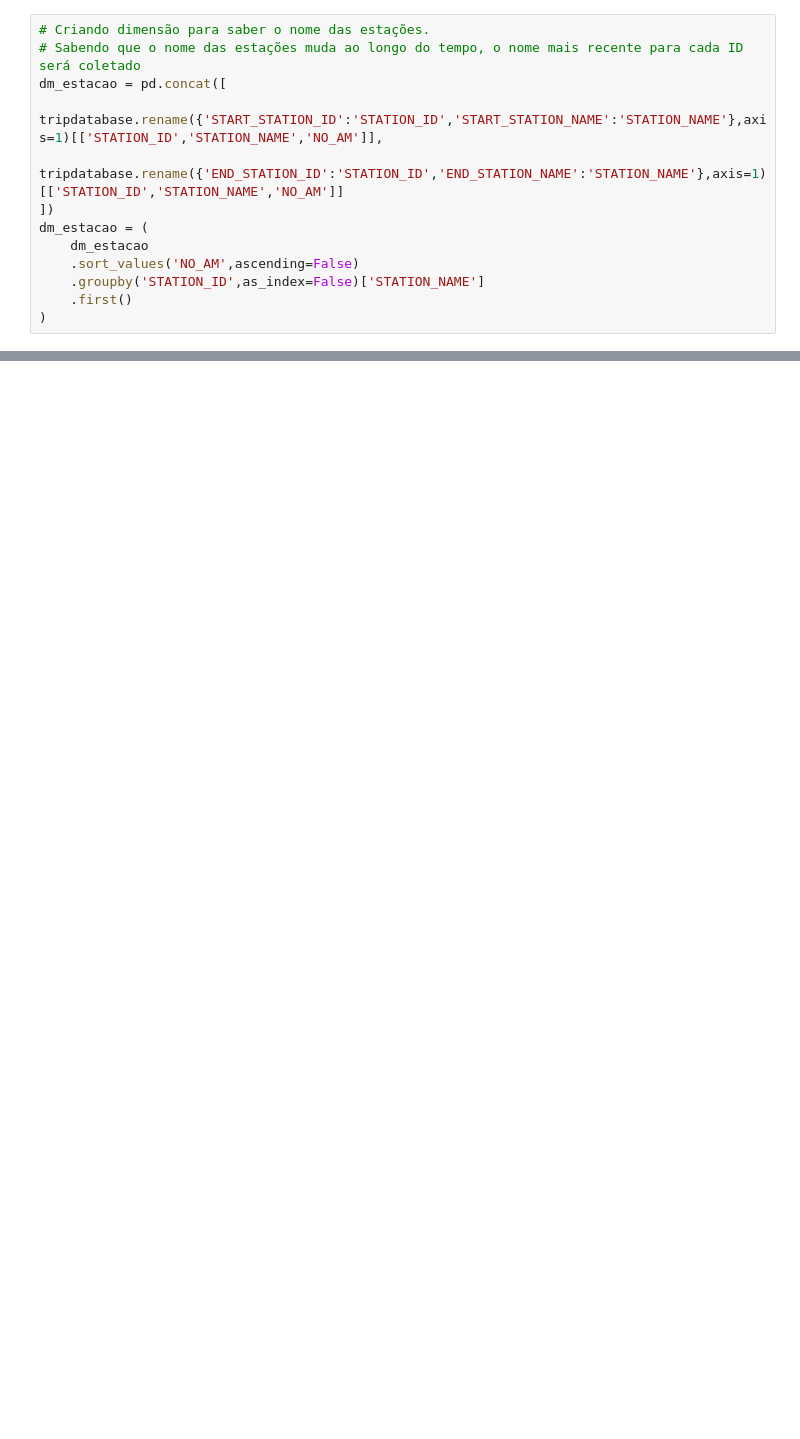
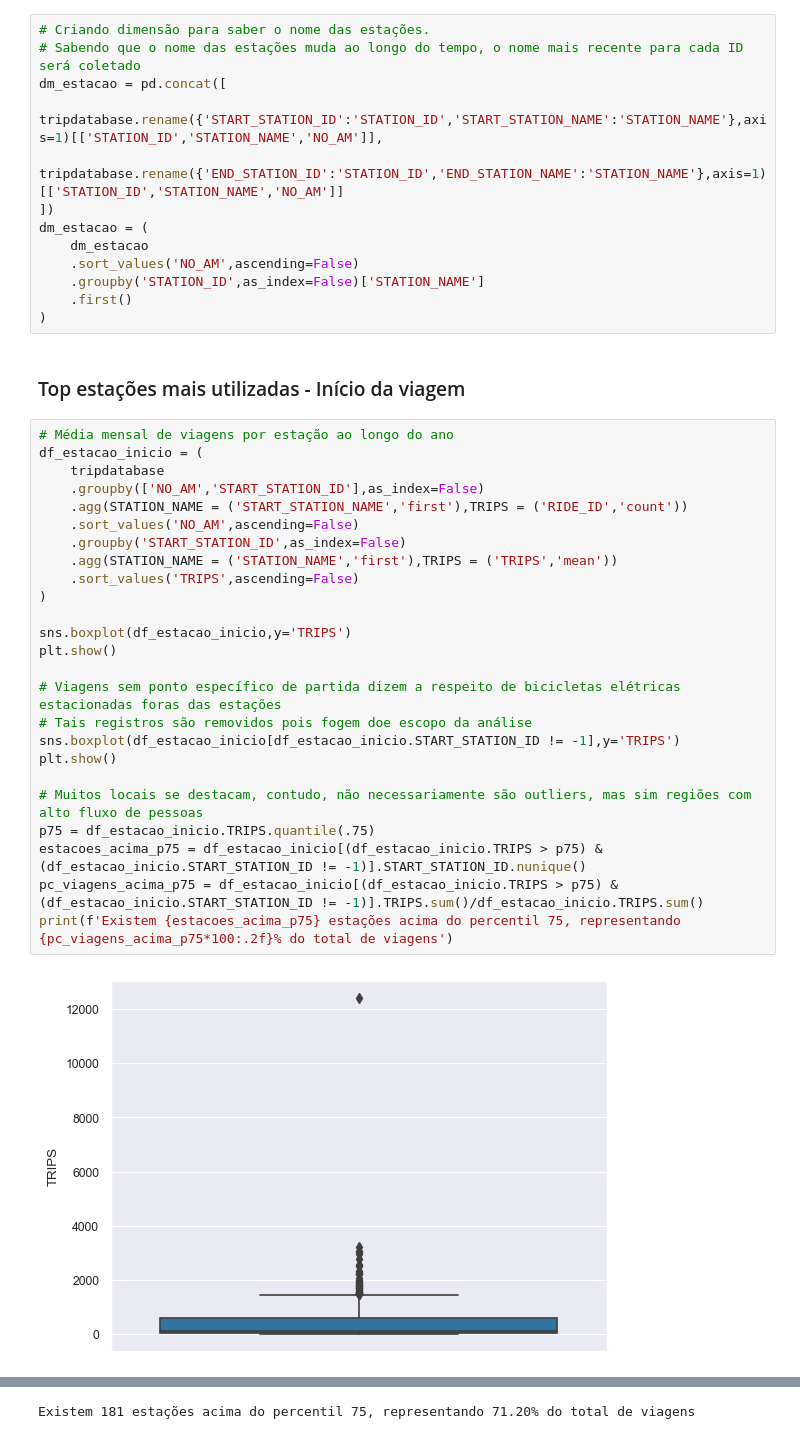
Before and after one commit to DiannaKatayama/Data_Science_Projeto_I, a Jupyter notebook: analise_exploratoria/analise_exploratoria.ipynb, the cells around one changed output, grey strips where cells are left out. Saved outputs shown, nothing was run; the diff lists cells and outputs as text; blank space fills up the shorter version.

```diff
--- a/analise_exploratoria/analise_exploratoria.ipynb
+++ b/analise_exploratoria/analise_exploratoria.ipynb
@@ -213,3 +200,32 @@ dm_estacao = (
     .groupby('STATION_ID',as_index=False)['STATION_NAME']
     .first()
 )
+# %% [markdown]
+### Top estações mais utilizadas - Início da viagem
+# %%
+# Média mensal de viagens por estação ao longo do ano
+df_estacao_inicio = (
+    tripdatabase
+    .groupby(['NO_AM','START_STATION_ID'],as_index=False)
+    .agg(STATION_NAME = ('START_STATION_NAME','first'),TRIPS = ('RIDE_ID','count'))
+    .sort_values('NO_AM',ascending=False)
+    .groupby('START_STATION_ID',as_index=False)
+    .agg(STATION_NAME = ('STATION_NAME','first'),TRIPS = ('TRIPS','mean'))
+    .sort_values('TRIPS',ascending=False)
+)
+
+sns.boxplot(df_estacao_inicio,y='TRIPS')
+plt.show()
+
+# Viagens sem ponto específico de partida dizem a respeito de bicicletas elétricas estacionadas foras das estações
+# Tais registros são removidos pois fogem doe escopo da análise
+sns.boxplot(df_estacao_inicio[df_estacao_inicio.START_STATION_ID != -1],y='TRIPS')
+plt.show()
+
+# Muitos locais se destacam, contudo, não necessariamente são outliers, mas sim regiões com alto fluxo de pessoas
+p75 = df_estacao_inicio.TRIPS.quantile(.75)
+estacoes_acima_p75 = df_estacao_inicio[(df_estacao_inicio.TRIPS > p75) & (df_estacao_inicio.START_STATION_ID != -1)].START_STATION_ID.nunique()
+pc_viagens_acima_p75 = df_estacao_inicio[(df_estacao_inicio.TRIPS > p75) & (df_estacao_inicio.START_STATION_ID != -1)].TRIPS.sum()/df_estacao_inicio.TRIPS.sum()
+print(f'Existem {estacoes_acima_p75} estações acima do percentil 75, representando {pc_viagens_acima_p75*100:.2f}% do total de viagens')
+# %% [output]
+[figure, added]
@@ -215,0 +233 @@ dm_estacao = (
+Existem 181 estações acima do percentil 75, representando 71.20% do total de viagens
```
Also changed, not shown: parts of 49 cells of this notebook, 1 other file.
